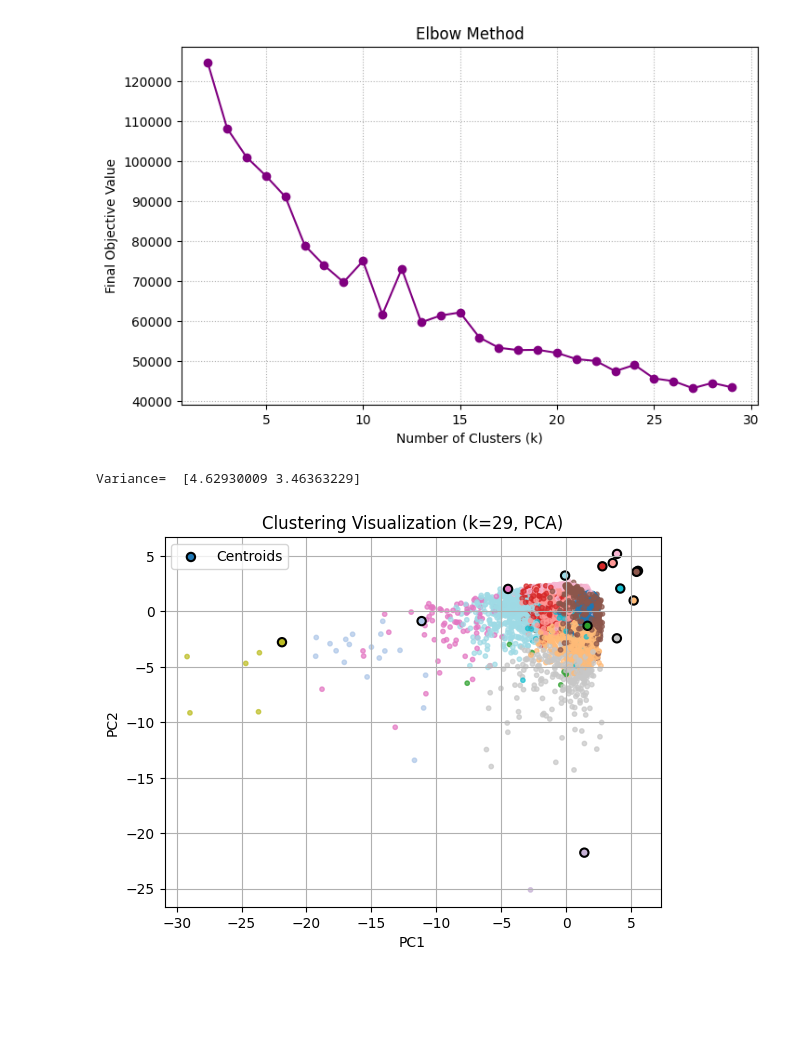
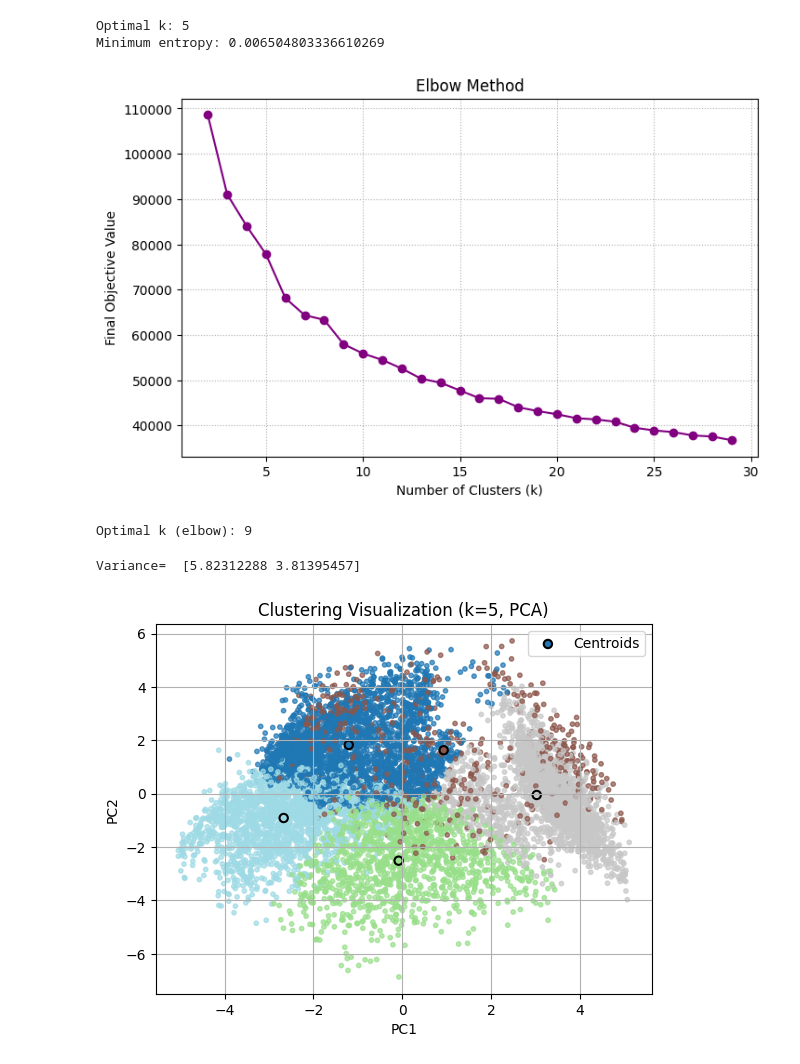
Before and after one commit to Asarynal/kmeans-analysis, a Jupyter notebook: analysis.ipynb, the cells around one changed output. Saved outputs shown, nothing was run; the diff lists cells and outputs as text; code cells hidden in the pictures; blank space fills up the shorter version.

```diff
--- a/analysis.ipynb
+++ b/analysis.ipynb
@@ -8,6 +8,17 @@ d = pd.read_csv("CC GENERAL.csv")
 d = d.drop("CUST_ID", axis=1)
 # %%
 d = d.dropna()
+skewed_cols = [
+    'BALANCE', 'PURCHASES', 'ONEOFF_PURCHASES', 'INSTALLMENTS_PURCHASES',
+    'CASH_ADVANCE', 'PAYMENTS', 'MINIMUM_PAYMENTS',
+    'CREDIT_LIMIT', 'PURCHASES_TRX', 'CASH_ADVANCE_TRX'
+]
+for col in skewed_cols:
+    d[col] = np.log1p(d[col])
+for col in d.columns:
+    lower = d[col].quantile(0.01)
+    upper = d[col].quantile(0.99)
+    d[col] = np.clip(d[col], lower, upper)
 d1 = (d-d.mean())/(d.std())
 d1 = d1.to_numpy(dtype=np.float64)
 # %%
@@ -254,7 +265,7 @@ def simulated_annealing_beta(X, centroids, k,
                              beta_init=0.1,
                              T_init=1.0,
                              alpha=0.95,
-                             n_iter=100):
+                             n_iter=1000):
 
     beta = beta_init
     best_beta = beta
@@ -382,3 +393,11 @@ plt.show()
+# %%
+optimal_index = np.argmin(median_entropy)
+optimal_k_entropy = k_list[optimal_index]
+print("Optimal k:", optimal_k_entropy)
+print("Minimum entropy:", median_entropy[optimal_index])
+# %% [output]
+Optimal k: 5
+Minimum entropy: 0.006504803336610269
 # %%
 plt.figure(figsize=(8, 5))
 
@@ -391,7 +410,27 @@ plt.grid(True, linestyle=":")
 
 plt.show()
 # %% [output]
-[figure, old version]
+[figure, new version]
+# %%
+k_list = np.array(list(k_values))
+obj = np.array(objectives)
+
+# Normalize for stability
+k_norm = (k_list - k_list.min()) / (k_list.max() - k_list.min())
+obj_norm = (obj - obj.min()) / (obj.max() - obj.min())
+
+# Line from first to last
+line = np.linspace(obj_norm[0], obj_norm[-1], len(obj_norm))
+
+# Distance from line
+distances = np.abs(obj_norm - line)
+
+optimal_index = np.argmax(distances)
+optimal_k_elbow = k_list[optimal_index]
+
+print("Optimal k (elbow):", optimal_k_elbow)
+# %% [output]
+Optimal k (elbow): 9
 # %%
 def PCA(X,n_components):
     mean = np.mean(X, axis=0)
@@ -418,11 +457,10 @@ d2 = project(d1,components)
 d2 = np.array(d2)
 print("Variance= ",np.real(variance))
 # %% [output]
-Variance=  [4.62930009 3.46363229]
+Variance=  [5.82312288 3.81395457]
 # %%
-k = 14
-assignments = np.array(results[k]["assignments"])
-centroids = np.array(results[k]["centroids"])
+assignments = np.array(results[optimal_k_entropy]["assignments"])
+centroids = np.array(results[optimal_k_entropy]["centroids"])
 centroids_proj = project(centroids, components)
 centroids_proj = np.array(centroids_proj)
 # %%
@@ -430,35 +468,35 @@ plt.figure()
 
 # Data points
 plt.scatter(
     d2[:, 0],
     d2[:, 1],
     c=assignments,
     cmap='tab20',
     s=10,
     alpha=0.7
 )
 
 # Centroids (correct coloring)
 plt.scatter(
     centroids_proj[:, 0],
     centroids_proj[:, 1],
     c=np.arange(len(centroids_proj)),
     cmap='tab20',
     marker='o',
     # s=120,
     edgecolors='black',
     linewidths=1.5,
     label='Centroids'
 )
 
-plt.title(f"Clustering Visualization (k={k}, PCA)")
+plt.title(f"Clustering Visualization (k={optimal_k_entropy}, PCA)")
 plt.xlabel("PC1")
 plt.ylabel("PC2")
 plt.legend()
 plt.grid(True)
 plt.show()
 # %% [output]
-[figure, old version]
+[figure, new version]
 # %%
 import umap
 
```
Also changed, not shown: parts of 9 cells of this notebook, 1 other file.
